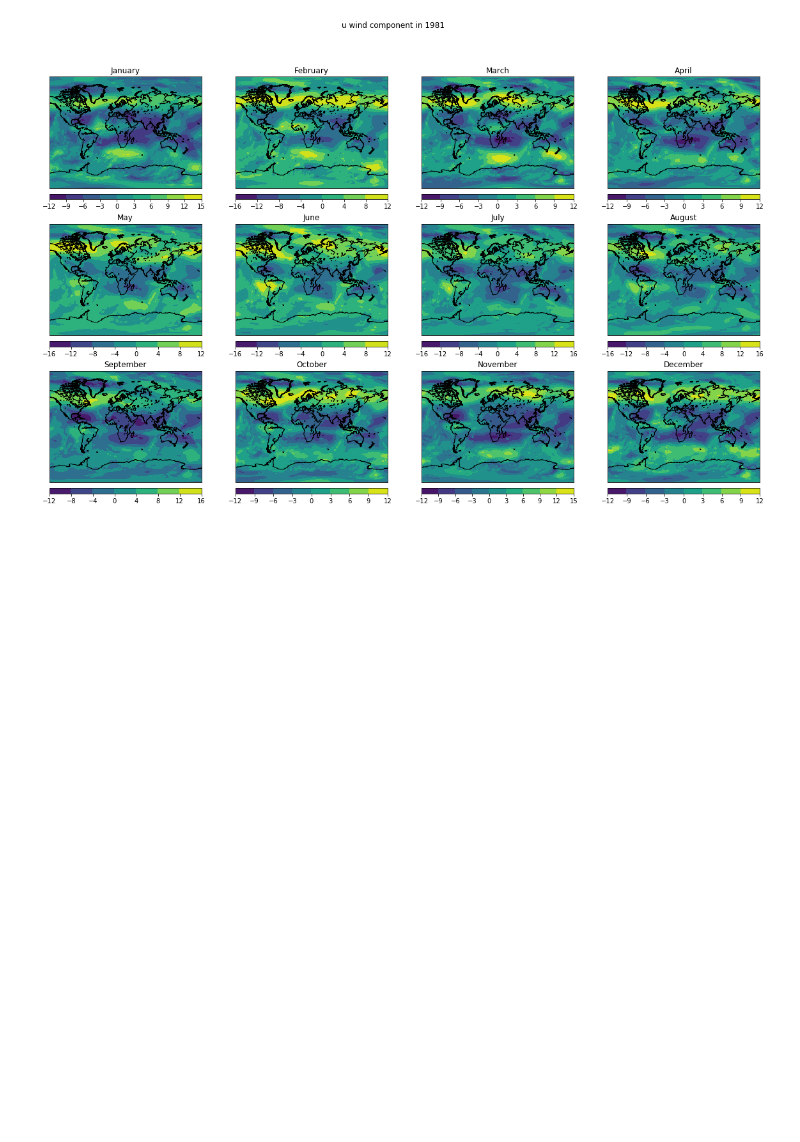
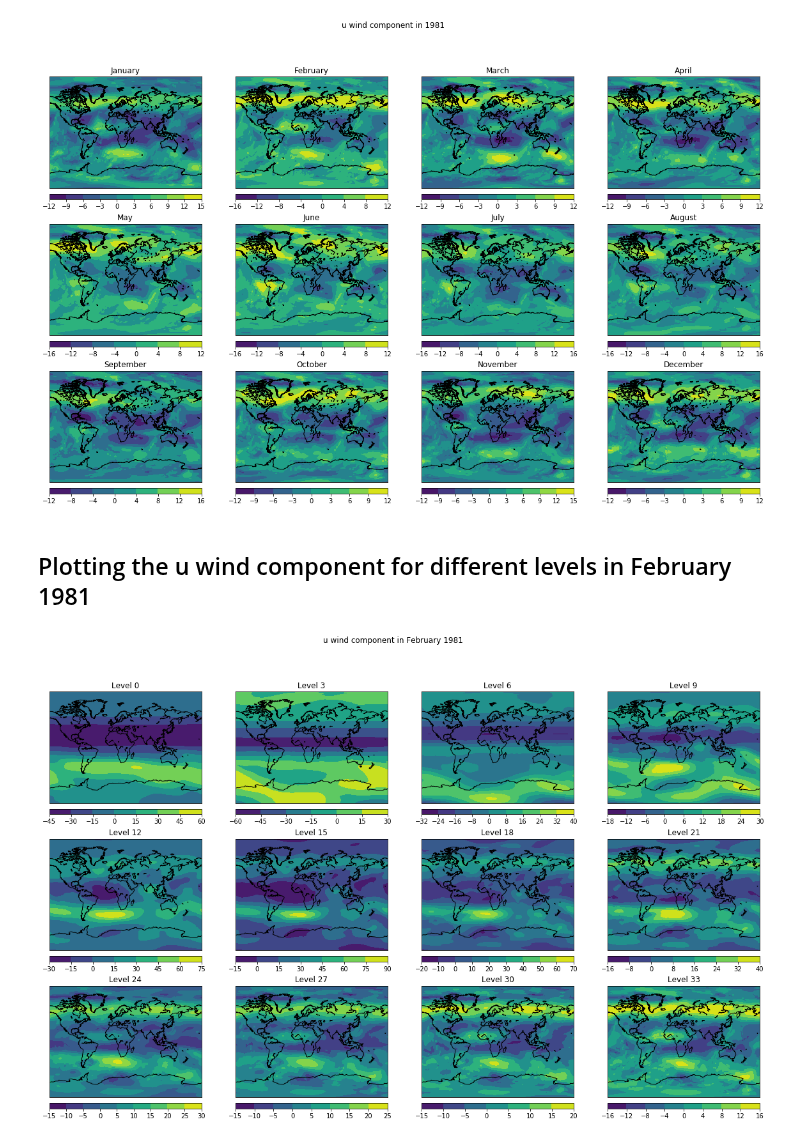
Before and after one commit to Climate-Data-Science/Climate-Similarity-Metrics, a Jupyter notebook: 0_vizualize.ipynb, the cells around one changed output. Saved outputs shown, nothing was run; the diff lists cells and outputs as text; code cells hidden in the pictures; blank space fills up the shorter version.

Commit message:
Second Testplot
Plotting u wind component for different levels in February 1981

```diff
--- a/0_vizualize.ipynb
+++ b/0_vizualize.ipynb
@@ -75,3 +74,25 @@ fig.suptitle("u wind component in 1981")
 plt.show()
 # %% [output]
 [figure]
+# %% [markdown]
+<h2>Plotting the u wind component for different levels in February 1981</h2>
+# %%
+fig, axes =plt.subplots(figsize = (20,12), nrows=3, ncols=4)
+
+
+for i, ax in enumerate(axes.flat):
+    level = i * 3
+    m = Basemap(projection='mill',lon_0=30,resolution='c', ax=ax)
+    m.drawcoastlines()
+
+    lons, lats = m.makegrid(512, 256)
+    x, y = m(lons, lats)
+
+    cs = m.contourf(x, y, u[1, level, :, :]) # variate 2nd dimension for different altitudes, -1 is ground level
+    ax.set_title("Level " + str(level))
+    cbar = m.colorbar(cs,location='bottom',pad="5%") #Colorbar should be the same for every plot?
+
+fig.suptitle("u wind component in February 1981")
+plt.show()
+# %% [output]
+[figure, added]
```
Also changed, not shown: parts of 2 cells of this notebook.
